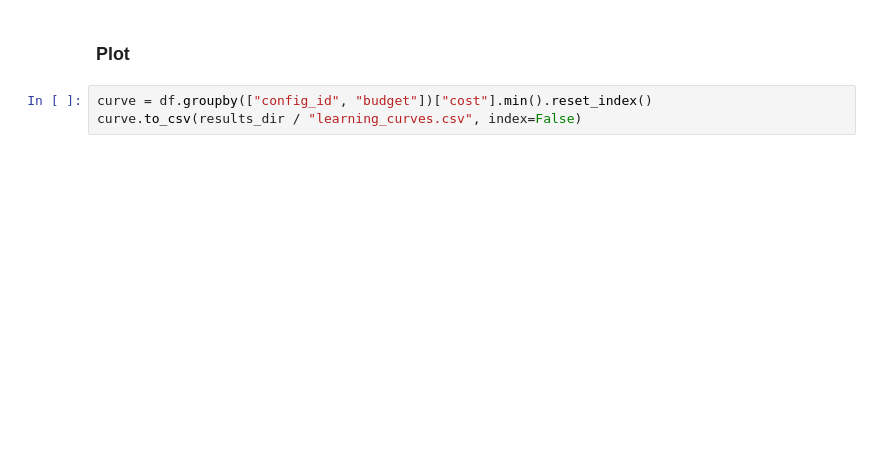
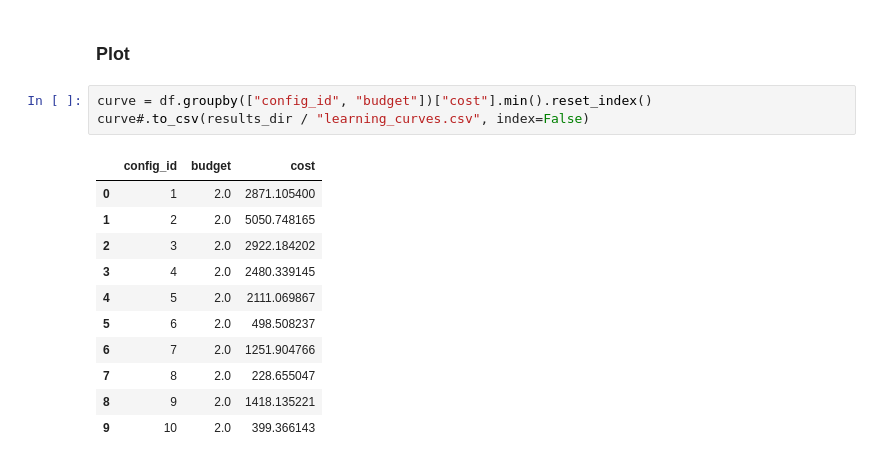
Before and after one commit to kandrych/modelling_optimisation, a Jupyter notebook: scripts/after_optimisation.ipynb, the cells around one changed output. Saved outputs shown, nothing was run; the diff lists cells and outputs as text; blank space fills up the shorter version.

```diff
--- a/scripts/after_optimisation.ipynb
+++ b/scripts/after_optimisation.ipynb
@@ -106,4 +129,16 @@ good.describe().to_csv(results_dir / "good50_summary.csv")
 ### Plot
 # %%
 curve = df.groupby(["config_id", "budget"])["cost"].min().reset_index()
-curve.to_csv(results_dir / "learning_curves.csv", index=False)
+curve#.to_csv(results_dir / "learning_curves.csv", index=False)
+# %% [output]
+|  | config_id | budget | cost |
+| 0 | 1 | 2.0 | 2871.105400 |
+| 1 | 2 | 2.0 | 5050.748165 |
+| 2 | 3 | 2.0 | 2922.184202 |
+| 3 | 4 | 2.0 | 2480.339145 |
+| 4 | 5 | 2.0 | 2111.069867 |
+| 5 | 6 | 2.0 | 498.508237 |
+| 6 | 7 | 2.0 | 1251.904766 |
+| 7 | 8 | 2.0 | 228.655047 |
+| 8 | 9 | 2.0 | 1418.135221 |
+| 9 | 10 | 2.0 | 399.366143 |
```
Also changed, not shown: parts of 12 cells of this notebook, 1 other file.
